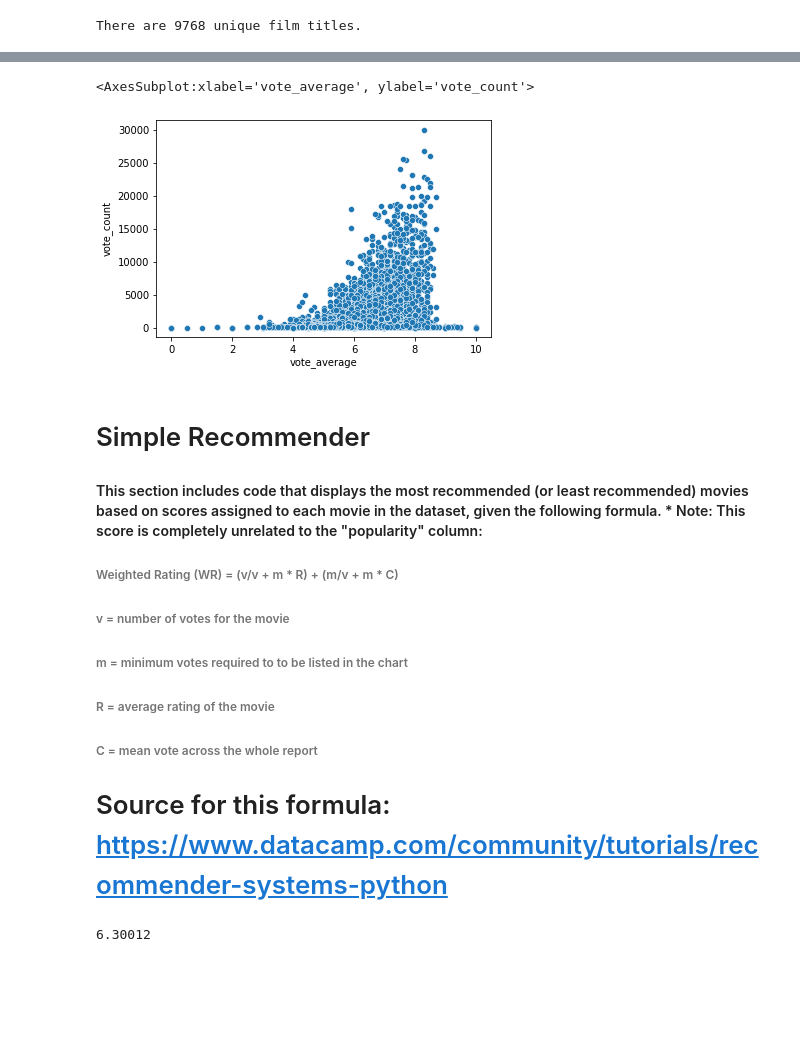
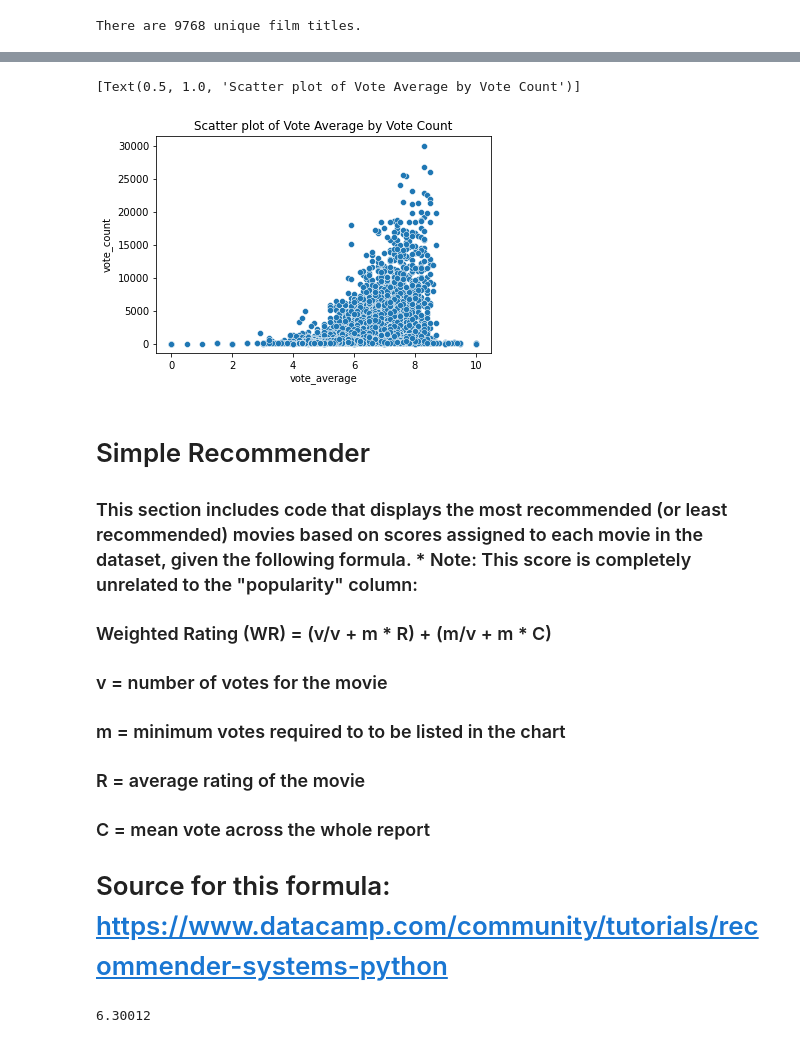
Before and after one commit to dreakian/Practice_Project_Movies, a Jupyter notebook: movies_da.ipynb, the cells around one changed output, grey strips where cells are left out. Saved outputs shown, nothing was run; the diff lists cells and outputs as text; code cells hidden in the pictures; blank space fills up the shorter version.

```diff
--- a/movies_da.ipynb
+++ b/movies_da.ipynb
@@ -285,19 +292,19 @@ sns.displot(data=mov_df, x="vote_average", binwidth=0.5)
 # %%
-sns.scatterplot(data=mov_df, x="vote_average", y="vote_count")
+sns.scatterplot(data=mov_df, x="vote_average", y="vote_count").set(title="Scatter plot of Vote Average by Vote Count")
 # %% [output]
-<AxesSubplot:xlabel='vote_average', ylabel='vote_count'>
+[Text(0.5, 1.0, 'Scatter plot of Vote Average by Vote Count')]
-[figure, old version]
+[figure, new version]
 # %% [markdown]
 # Simple Recommender
 
-#### This section includes code that displays the most recommended (or least recommended) movies based on scores assigned to each movie in the dataset, given the following formula. * Note: This score is completely unrelated to the "popularity" column:
+### This section includes code that displays the most recommended (or least recommended) movies based on scores assigned to each movie in the dataset, given the following formula. * Note: This score is completely unrelated to the "popularity" column:
 
-###### Weighted Rating (WR) = (v/v + m * R) + (m/v + m * C)
+### Weighted Rating (WR) = (v/v + m * R) + (m/v + m * C)
 
-###### v = number of votes for the movie
-###### m = minimum votes required to to be listed in the chart
-###### R = average rating of the movie
-###### C = mean vote across the whole report
+### v = number of votes for the movie
+### m = minimum votes required to to be listed in the chart
+### R = average rating of the movie
+### C = mean vote across the whole report
 
 # Source for this formula: https://www.datacamp.com/community/tutorials/recommender-systems-python
 # %%
```
Also changed, not shown: parts of 36 cells of this notebook.
